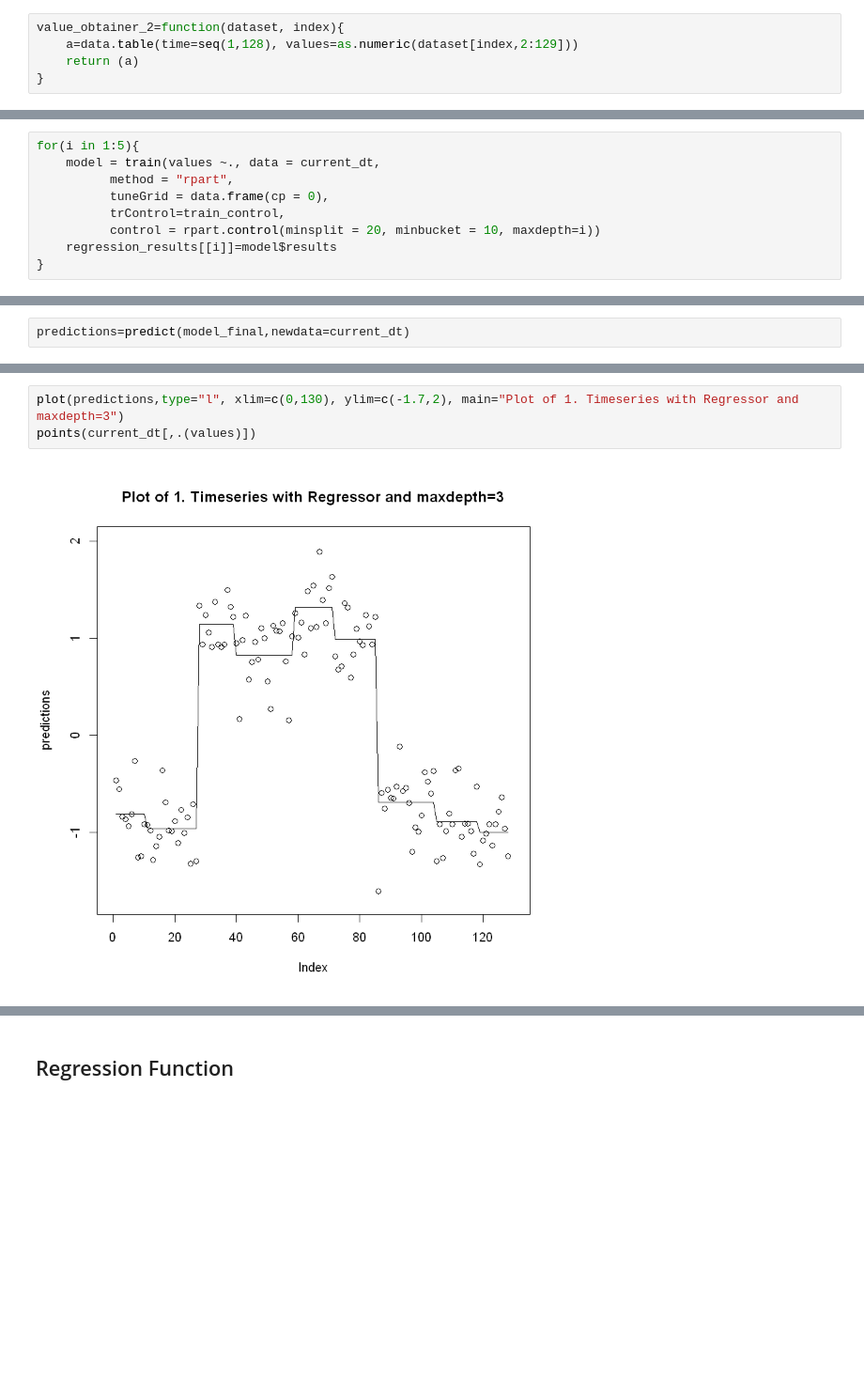
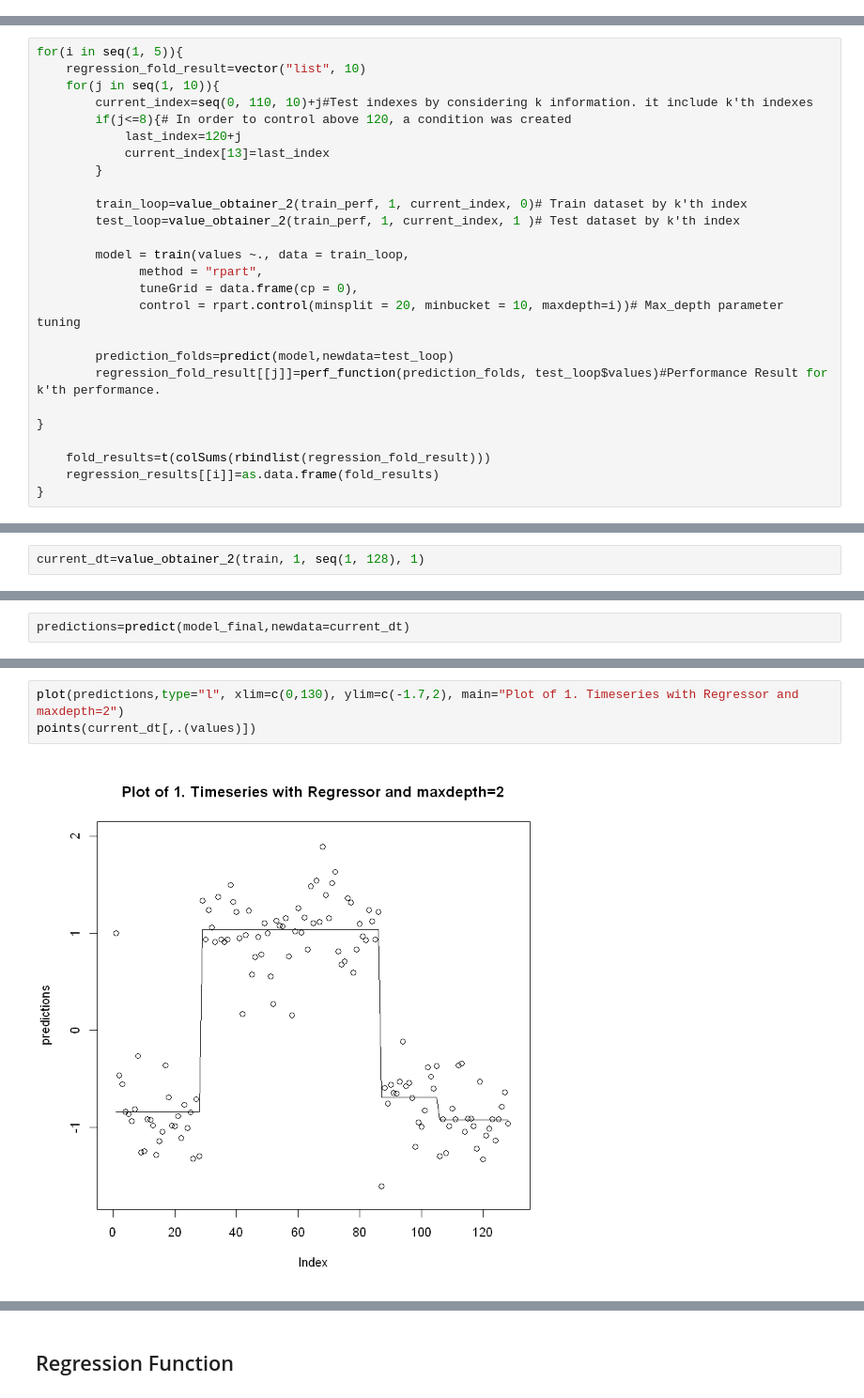
Before and after one commit to BU-IE-48B/fall21-mbahadir, a Jupyter notebook: Homework2/Homework2.ipynb, the cells around one changed output, grey strips where cells are left out. Shown at 94% size. Drawn from its saved outputs; the diff is of its cells as text; blank space fills up the shorter version.

Commit message:
Last Version of Homework 2

```diff
--- a/Homework2/Homework2.ipynb
+++ b/Homework2/Homework2.ipynb
@@ -132,7 +159,2 @@ Warning message:
 # %% [markdown]
 ### Value Obtainer as DataFrame
-# %%
-value_obtainer_2=function(dataset, index){
-    a=data.table(time=seq(1,128), values=as.numeric(dataset[index,2:129]))
-    return (a)
-}
@@ -147,9 +202,0 @@ train_control= trainControl(method = "cv")
-# %%
-for(i in 1:5){
-    model = train(values ~., data = current_dt,
-          method = "rpart",
-          tuneGrid = data.frame(cp = 0),
-          trControl=train_control,
-          control = rpart.control(minsplit = 20, minbucket = 10, maxdepth=i))
-    regression_results[[i]]=model$results
-}
@@ -155,0 +205,26 @@ for(i in 1:5){
+# %%
+for(i in seq(1, 5)){
+    regression_fold_result=vector("list", 10)
+    for(j in seq(1, 10)){
+        current_index=seq(0, 110, 10)+j#Test indexes by considering k information. it include k'th indexes
+        if(j<=8){# In order to control above 120, a condition was created
+            last_index=120+j
+            current_index[13]=last_index
+        }
+
+        train_loop=value_obtainer_2(train_perf, 1, current_index, 0)# Train dataset by k'th index
+        test_loop=value_obtainer_2(train_perf, 1, current_index, 1 )# Test dataset by k'th index
+
+        model = train(values ~., data = train_loop,
+              method = "rpart",
+              tuneGrid = data.frame(cp = 0),
+              control = rpart.control(minsplit = 20, minbucket = 10, maxdepth=i))# Max_depth parameter tuning
+
+        prediction_folds=predict(model,newdata=test_loop)
+        regression_fold_result[[j]]=perf_function(prediction_folds, test_loop$values)#Performance Result for k'th performance.
+
+}
+
+    fold_results=t(colSums(rbindlist(regression_fold_result)))
+    regression_results[[i]]=as.data.frame(fold_results)
+}
@@ -173,3 +255,5 @@ which.min(reg_res$RMSE)
+# %%
+current_dt=value_obtainer_2(train, 1, seq(1, 128), 1)
 # %%
 model_final = train(values ~., data = current_dt,
           method = "rpart",
@@ -183,5 +271,5 @@ predictions=predict(model_final,newdata=current_dt)
 # %%
-plot(predictions,type="l", xlim=c(0,130), ylim=c(-1.7,2), main="Plot of 1. Timeseries with Regressor and maxdepth=3")
+plot(predictions,type="l", xlim=c(0,130), ylim=c(-1.7,2), main="Plot of 1. Timeseries with Regressor and maxdepth=2")
 points(current_dt[,.(values)])
 # %% [output]
-[figure, old version]
+[figure, new version]
```
Also changed, not shown: parts of 69 cells of this notebook, 3 other files.
